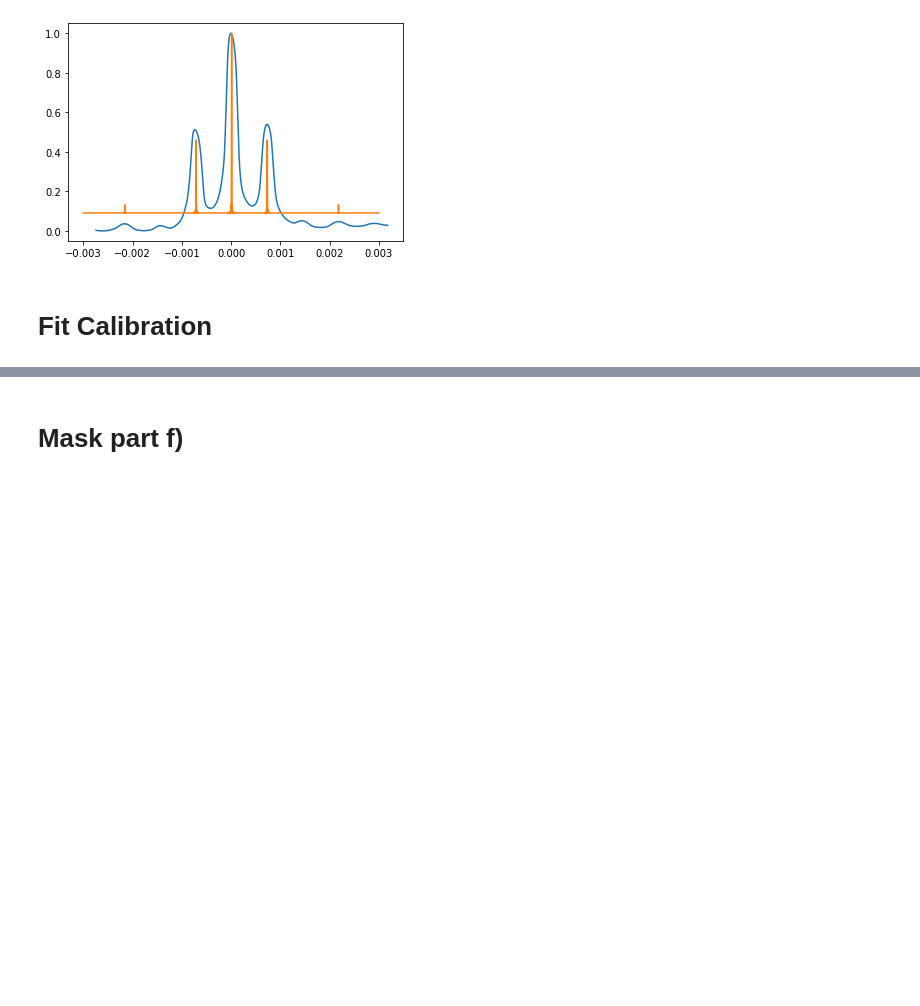
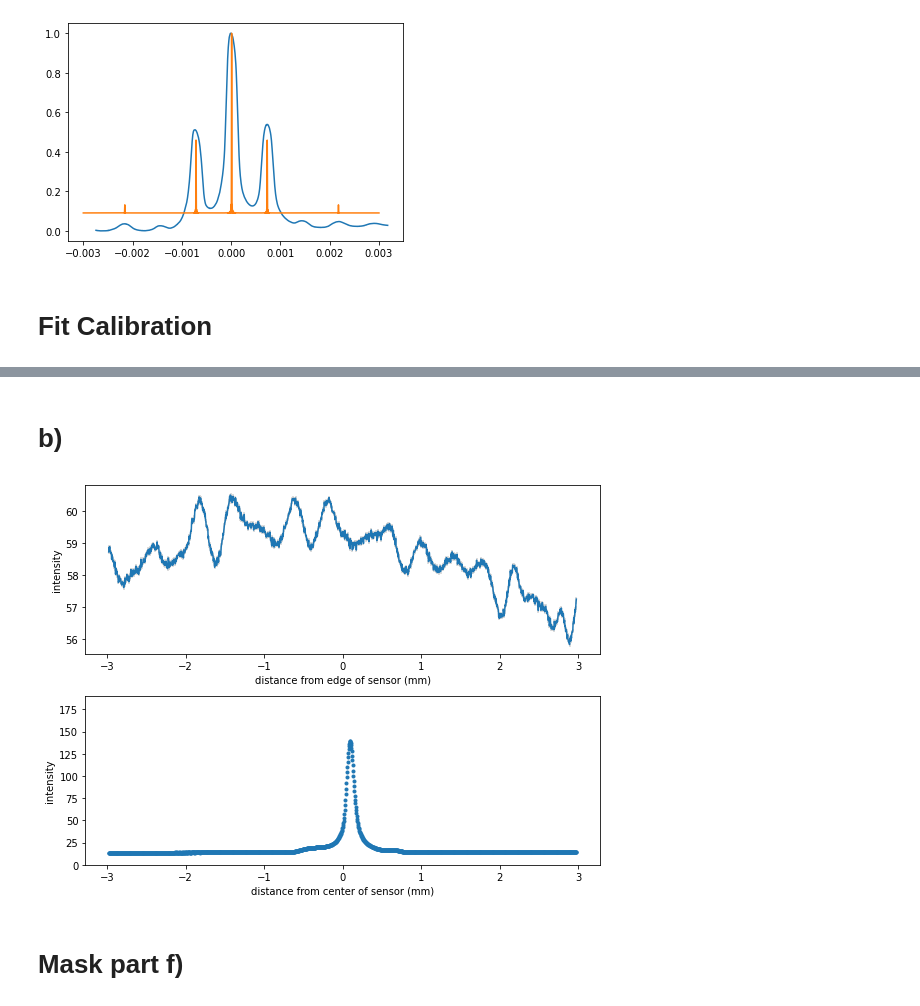
Before and after one commit to Elliot-Wadge/Phys-332W-SF, a Jupyter notebook: analysis.ipynb, the cells around one changed output, grey strips where cells are left out. Cells and saved outputs as stored; diff of their text form; code cells hidden in the pictures; blank space fills up the shorter version.

```diff
--- a/analysis.ipynb
+++ b/analysis.ipynb
@@ -545,3 +543,32 @@ ax1.legend()
+# %% [markdown]
+# b)
+# %%
+four = extract_data('/work/images/day_5/Four_b.tiff', conversion = 0.004136006944444445)
+real = extract_data('/work/images/day_5/Real_b.tiff', conversion = 0.004136006944444445)
+
+fig, (ax1,ax2) = plt.subplots(2,1, figsize = (8,6))
+
+
+
+ax1.errorbar(real.x, real.profile, yerr = real.err,ecolor = "LightGrey")
+ax1.set(xlabel = 'distance from edge of sensor (mm)', ylabel = 'intensity');
+
+
+ax2.errorbar(four.x, four.profile, yerr = four.err,ecolor = "lightGrey", fmt = '.', label = 'data')
+ax2.set(xlabel = 'distance from center of sensor (mm)', ylabel = 'intensity',ylim = (0,190));
+
+fig.tight_layout()
+
+# maxs, indexes = local_max(real.profile, N = 10)
+
+# ax1.plot(real.x[indexes], maxs, '.')
+
+# wavelength = real.x[indexes][1:] - real.x[indexes][:-1]
+
+
+# print(np.mean(wavelength))
+# %% [output]
+[figure, added]
 # %% [markdown]
 # Mask part f)
 # %%
```
Also changed, not shown: parts of 4 cells of this notebook, 26 other files.
